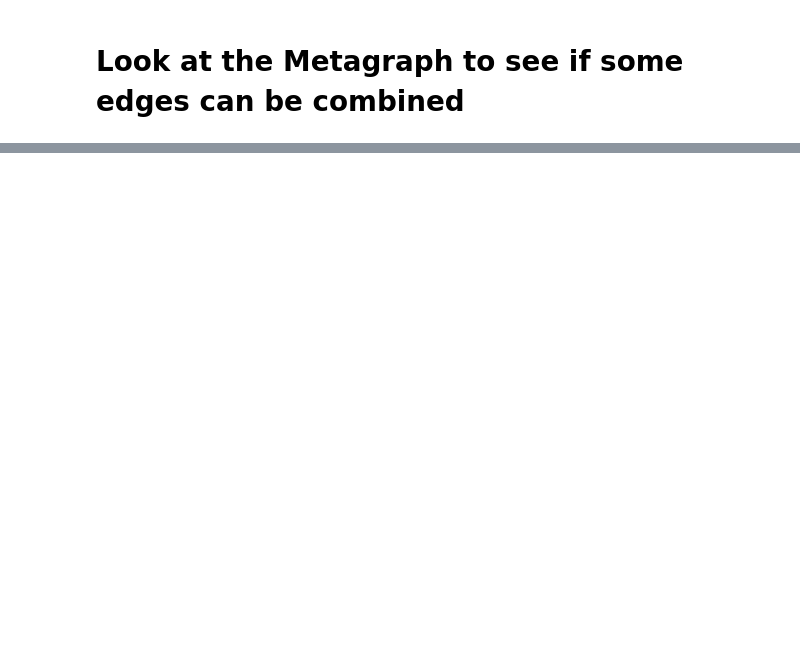
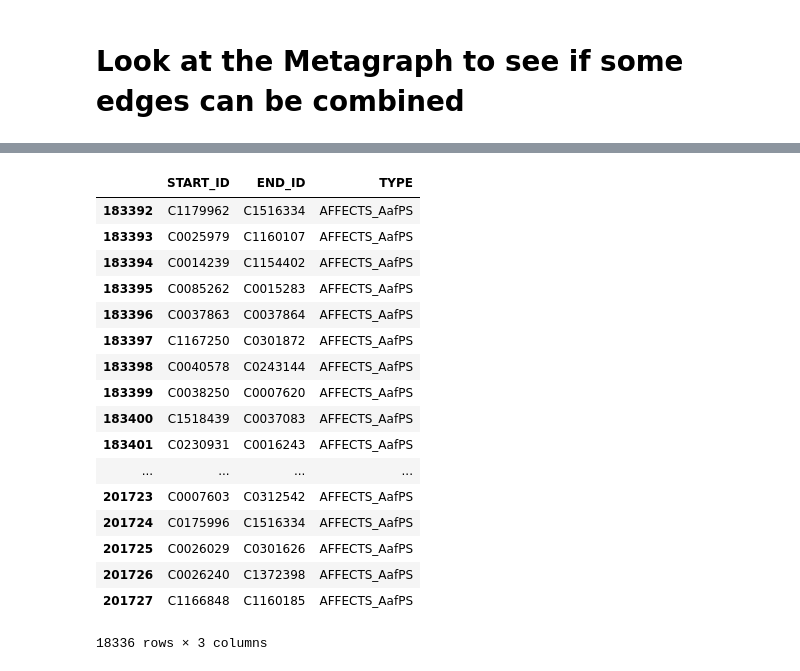
Before and after one commit to mmayers12/semmed, a Jupyter notebook: nbs/03-condense_edges.ipynb, the cells around one changed output, grey strips where cells are left out. Cells and saved outputs as stored; diff of their text form; code cells hidden in the pictures; blank space fills up the shorter version.

```diff
--- a/nbs/03-condense_edges.ipynb
+++ b/nbs/03-condense_edges.ipynb
@@ -323,0 +929,21 @@ Name: TYPE, dtype: int64
+# %%
+edges.query('TYPE == "AFFECTS_AafPS"')
+# %% [output]
+|  | START_ID | END_ID | TYPE |
+| 183392 | C1179962 | C1516334 | AFFECTS_AafPS |
+| 183393 | C0025979 | C1160107 | AFFECTS_AafPS |
+| 183394 | C0014239 | C1154402 | AFFECTS_AafPS |
+| 183395 | C0085262 | C0015283 | AFFECTS_AafPS |
+| 183396 | C0037863 | C0037864 | AFFECTS_AafPS |
+| 183397 | C1167250 | C0301872 | AFFECTS_AafPS |
+| 183398 | C0040578 | C0243144 | AFFECTS_AafPS |
+| 183399 | C0038250 | C0007620 | AFFECTS_AafPS |
+| 183400 | C1518439 | C0037083 | AFFECTS_AafPS |
+| 183401 | C0230931 | C0016243 | AFFECTS_AafPS |
+| ... | ... | ... | ... |
+| 201723 | C0007603 | C0312542 | AFFECTS_AafPS |
+| 201724 | C0175996 | C1516334 | AFFECTS_AafPS |
+| 201725 | C0026029 | C0301626 | AFFECTS_AafPS |
+| 201726 | C0026240 | C1372398 | AFFECTS_AafPS |
+| 201727 | C1166848 | C1160185 | AFFECTS_AafPS |
+18336 rows × 3 columns
```
Also changed, not shown: parts of 87 cells of this notebook, 1 other file.
